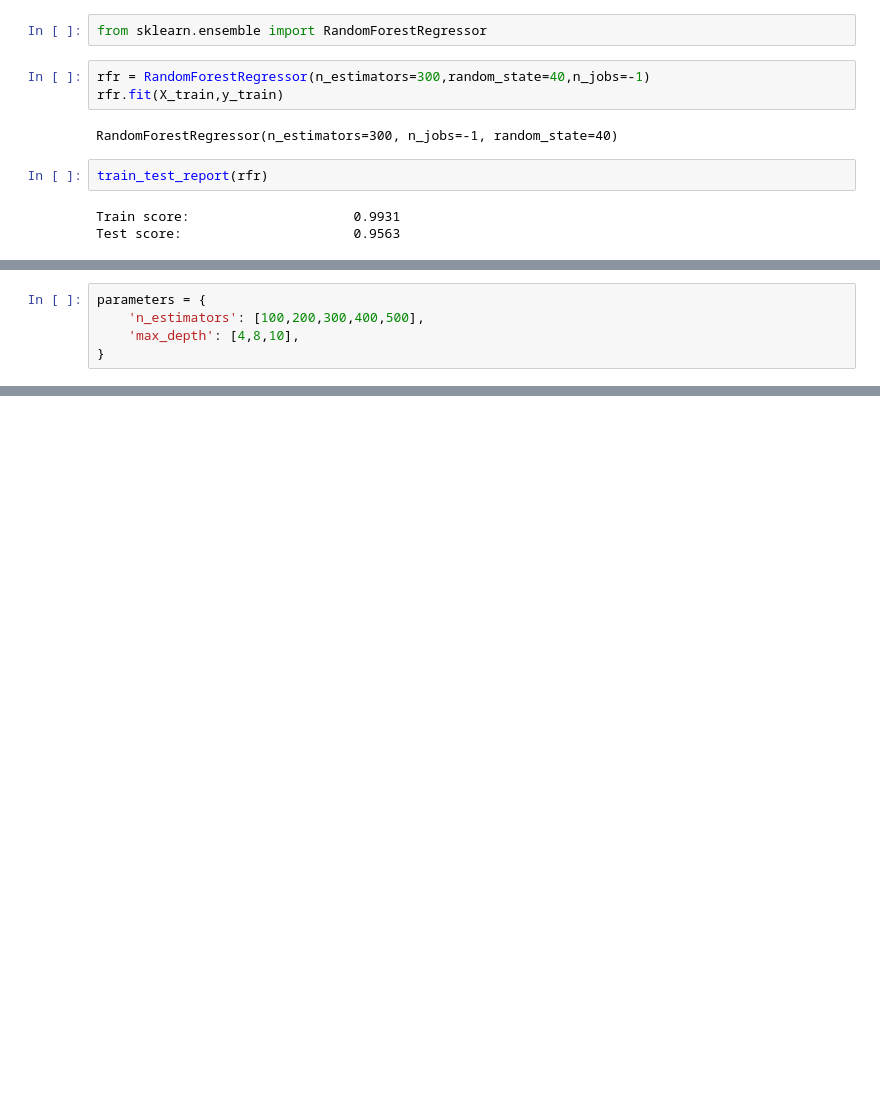
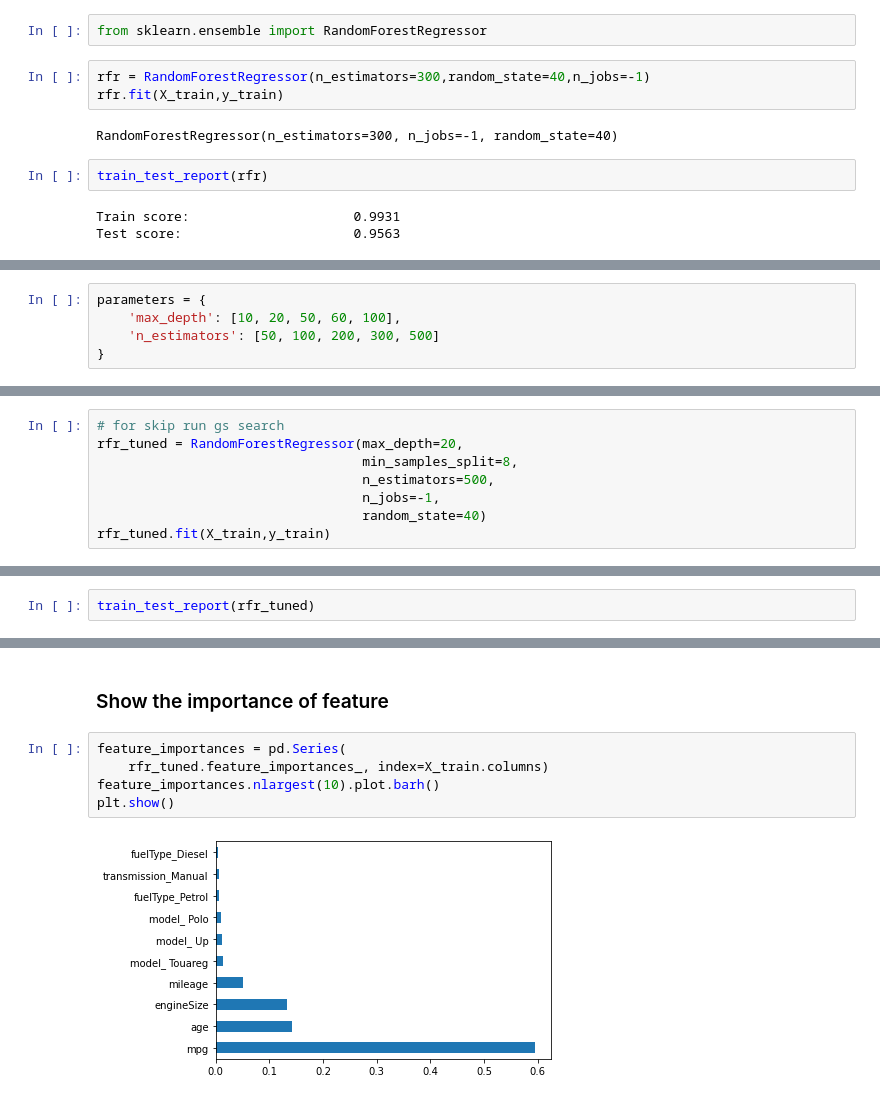
Before and after one commit to kai2128/DM_Assignment, a Jupyter notebook: algorithm/RandomForest.ipynb, the cells around one changed output, grey strips where cells are left out. Drawn from its saved outputs; the diff is of its cells as text; blank space fills up the shorter version.

```diff
--- a/algorithm/RandomForest.ipynb
+++ b/algorithm/RandomForest.ipynb
@@ -25,6 +40,6 @@ from sklearn.model_selection import GridSearchCV
 # %%
 parameters = {
-    'n_estimators': [100,200,300,400,500],
-    'max_depth': [4,8,10],
+    'max_depth': [10, 20, 50, 60, 100],
+    'n_estimators': [50, 100, 200, 300, 500]
 }
 # %%
@@ -46,0 +65,8 @@ Best estimator:                 RandomForestRegressor(max_depth=10, n_estimators
+# %%
+# for skip run gs search
+rfr_tuned = RandomForestRegressor(max_depth=20,
+                                  min_samples_split=8,
+                                  n_estimators=500,
+                                  n_jobs=-1,
+                                  random_state=40)
+rfr_tuned.fit(X_train,y_train)
@@ -46,0 +76,2 @@ Best estimator:                 RandomForestRegressor(max_depth=10, n_estimators
+# %%
+train_test_report(rfr_tuned)
@@ -66,0 +111,9 @@ Root Mean Squared Log Error (RSMLE):             0.0860
+# %% [markdown]
+### Show the importance of feature
+# %%
+feature_importances = pd.Series(
+    rfr_tuned.feature_importances_, index=X_train.columns)
+feature_importances.nlargest(10).plot.barh()
+plt.show()
+# %% [output]
+[figure, added]
```
Also changed, not shown: parts of 9 cells of this notebook, 2 other files.
